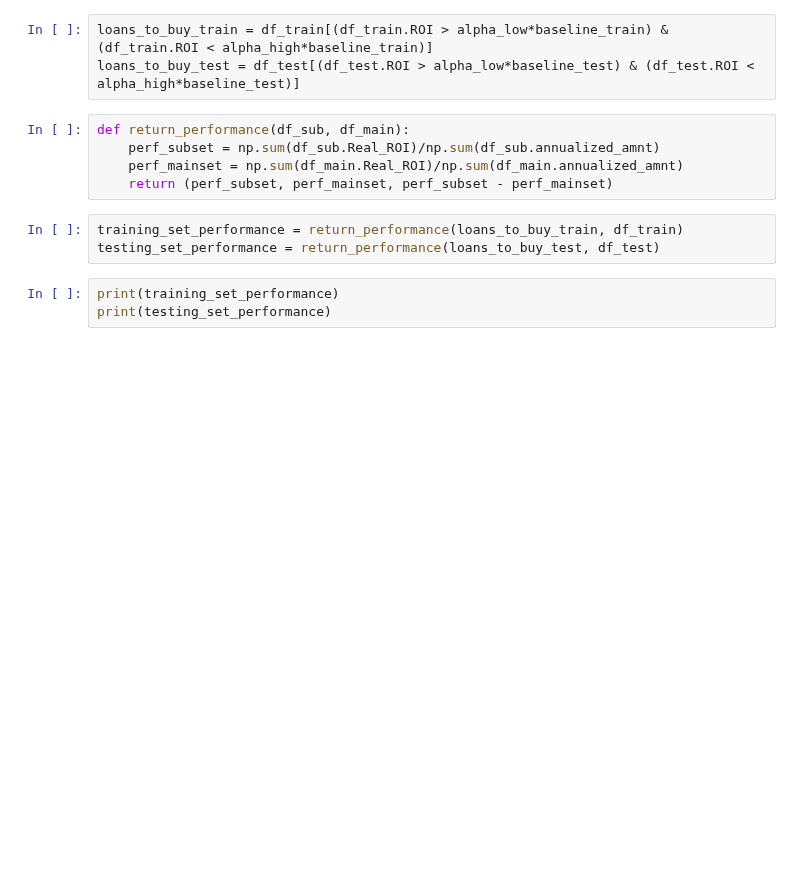
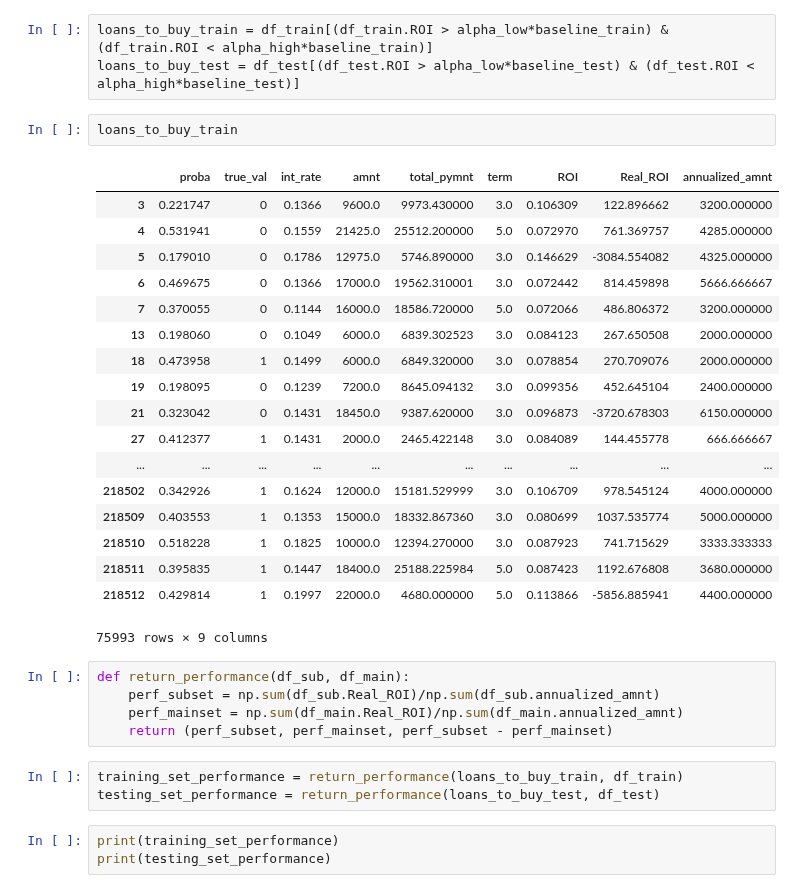
Before and after one commit to bhavenp/209A-FinalProject, a Jupyter notebook: hugo/ROI_Model.ipynb, the cells around one changed output. Drawn from its saved outputs; the diff is of its cells as text; blank space fills up the shorter version.

```diff
--- a/hugo/ROI_Model.ipynb
+++ b/hugo/ROI_Model.ipynb
@@ -107,6 +102,27 @@ alpha_high = 1
 # %%
 loans_to_buy_train = df_train[(df_train.ROI > alpha_low*baseline_train) & (df_train.ROI < alpha_high*baseline_train)]
 loans_to_buy_test = df_test[(df_test.ROI > alpha_low*baseline_test) & (df_test.ROI < alpha_high*baseline_test)]
+# %%
+loans_to_buy_train
+# %% [output]
+|  | proba | true_val | int_rate | amnt | total_pymnt | term | ROI | Real_ROI | annualized_amnt |
+| 3 | 0.221747 | 0 | 0.1366 | 9600.0 | 9973.430000 | 3.0 | 0.106309 | 122.896662 | 3200.000000 |
+| 4 | 0.531941 | 0 | 0.1559 | 21425.0 | 25512.200000 | 5.0 | 0.072970 | 761.369757 | 4285.000000 |
+| 5 | 0.179010 | 0 | 0.1786 | 12975.0 | 5746.890000 | 3.0 | 0.146629 | -3084.554082 | 4325.000000 |
+| 6 | 0.469675 | 0 | 0.1366 | 17000.0 | 19562.310001 | 3.0 | 0.072442 | 814.459898 | 5666.666667 |
+| 7 | 0.370055 | 0 | 0.1144 | 16000.0 | 18586.720000 | 5.0 | 0.072066 | 486.806372 | 3200.000000 |
+| 13 | 0.198060 | 0 | 0.1049 | 6000.0 | 6839.302523 | 3.0 | 0.084123 | 267.650508 | 2000.000000 |
+| 18 | 0.473958 | 1 | 0.1499 | 6000.0 | 6849.320000 | 3.0 | 0.078854 | 270.709076 | 2000.000000 |
+| 19 | 0.198095 | 0 | 0.1239 | 7200.0 | 8645.094132 | 3.0 | 0.099356 | 452.645104 | 2400.000000 |
+| 21 | 0.323042 | 0 | 0.1431 | 18450.0 | 9387.620000 | 3.0 | 0.096873 | -3720.678303 | 6150.000000 |
+| 27 | 0.412377 | 1 | 0.1431 | 2000.0 | 2465.422148 | 3.0 | 0.084089 | 144.455778 | 666.666667 |
+| ... | ... | ... | ... | ... | ... | ... | ... | ... | ... |
+| 218502 | 0.342926 | 1 | 0.1624 | 12000.0 | 15181.529999 | 3.0 | 0.106709 | 978.545124 | 4000.000000 |
+| 218509 | 0.403553 | 1 | 0.1353 | 15000.0 | 18332.867360 | 3.0 | 0.080699 | 1037.535774 | 5000.000000 |
+| 218510 | 0.518228 | 1 | 0.1825 | 10000.0 | 12394.270000 | 3.0 | 0.087923 | 741.715629 | 3333.333333 |
+| 218511 | 0.395835 | 1 | 0.1447 | 18400.0 | 25188.225984 | 5.0 | 0.087423 | 1192.676808 | 3680.000000 |
+| 218512 | 0.429814 | 1 | 0.1997 | 22000.0 | 4680.000000 | 5.0 | 0.113866 | -5856.885941 | 4400.000000 |
+75993 rows × 9 columns
 # %%
 def return_performance(df_sub, df_main):
     perf_subset = np.sum(df_sub.Real_ROI)/np.sum(df_sub.annualized_amnt)
```
Also changed, not shown: parts of 11 cells of this notebook, 4 other files.
